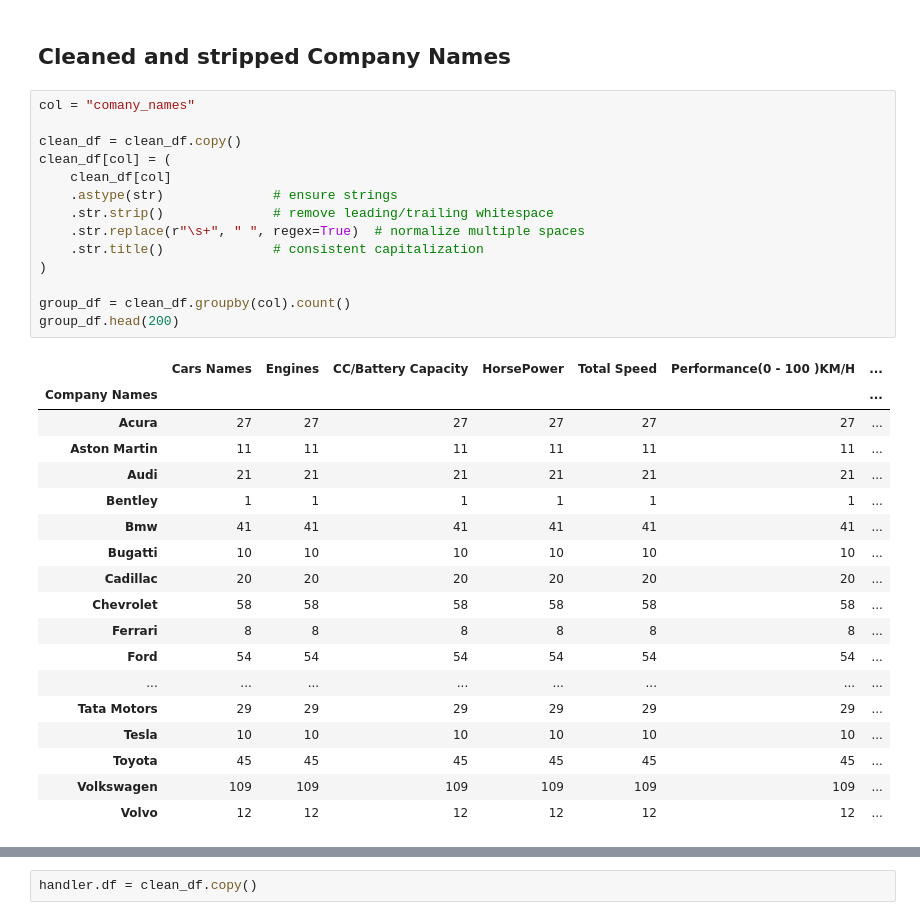
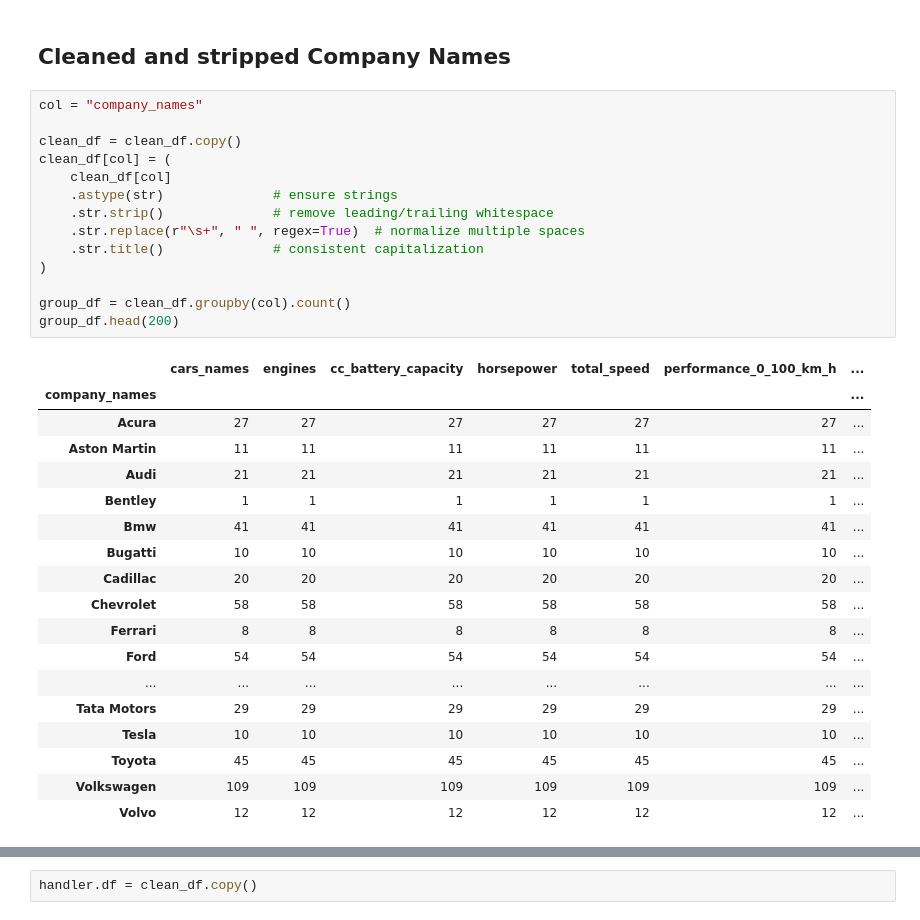
Before and after one commit to Wazard/GruppoX-Car-Analysis, a Jupyter notebook: car_analysis.ipynb, the cells around one changed output, grey strips where cells are left out. Cells and saved outputs as stored; diff of their text form.

```diff
--- a/car_analysis.ipynb
+++ b/car_analysis.ipynb
@@ -145,22 +145,22 @@ group_df.head(200)
 # %% [markdown]
 ## Cleaned and stripped Company Names
 # %%
-col = "comany_names"
+col = "company_names"
 
 clean_df = clean_df.copy()
 clean_df[col] = (
     clean_df[col]
     .astype(str)              # ensure strings
     .str.strip()              # remove leading/trailing whitespace
     .str.replace(r"\s+", " ", regex=True)  # normalize multiple spaces
     .str.title()              # consistent capitalization
 )
 
 group_df = clean_df.groupby(col).count()
 group_df.head(200)
 # %% [output]
-|  | Cars Names | Engines | CC/Battery Capacity | HorsePower | Total Speed | Performance(0 - 100 )KM/H | ... |
-| Company Names |  |  |  |  |  |  | ... |
+|  | cars_names | engines | cc_battery_capacity | horsepower | total_speed | performance_0_100_km_h | ... |
+| company_names |  |  |  |  |  |  | ... |
 | Acura | 27 | 27 | 27 | 27 | 27 | 27 | ... |
 | Aston Martin | 11 | 11 | 11 | 11 | 11 | 11 | ... |
 | Audi | 21 | 21 | 21 | 21 | 21 | 21 | ... |
```
Also changed, not shown: parts of 6 cells of this notebook.
